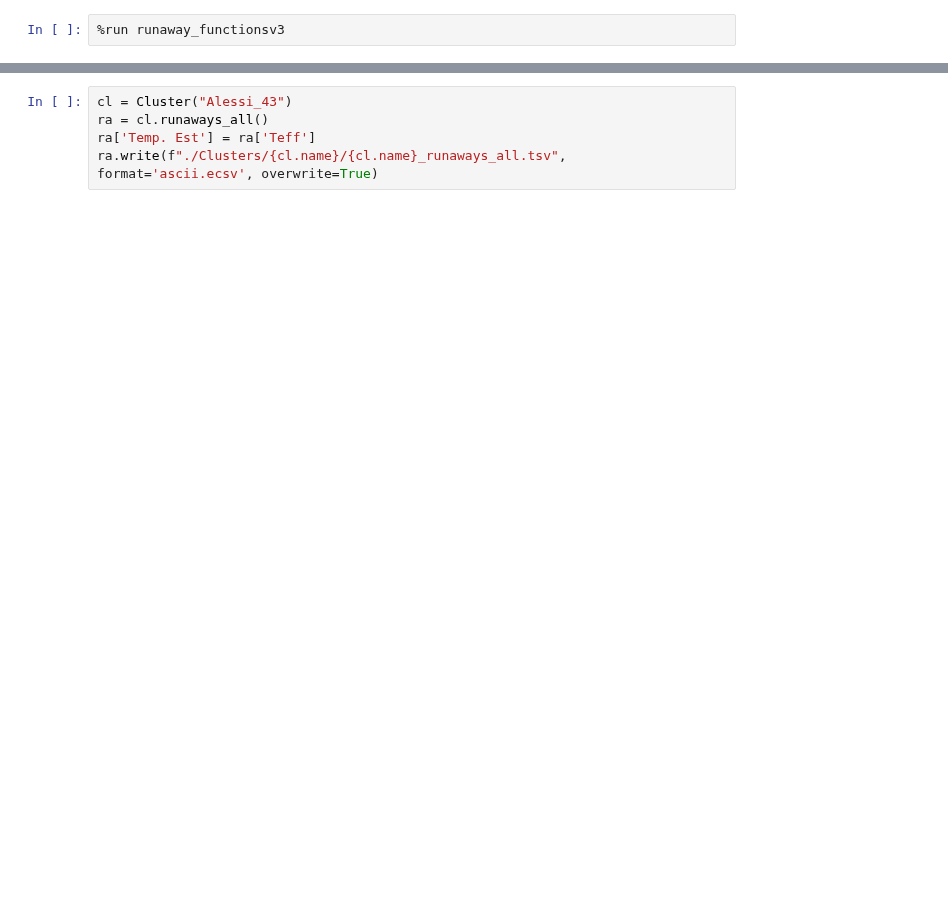
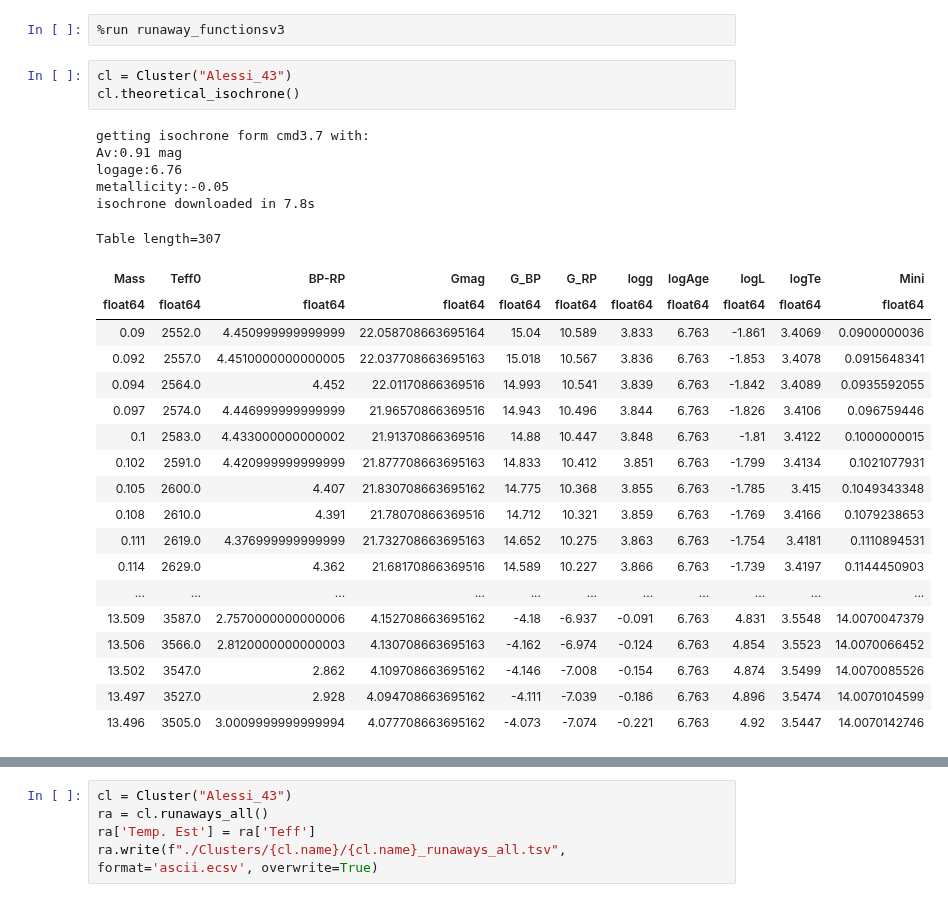
Before and after one commit to surodeep26/Runaway-Stars, a Jupyter notebook: v16.ipynb, the cells around one changed output, grey strips where cells are left out. Saved outputs shown, nothing was run; the diff lists cells and outputs as text; blank space fills up the shorter version.

```diff
--- a/v16.ipynb
+++ b/v16.ipynb
@@ -1,2 +1,30 @@
 # %%
 %run runaway_functionsv3
+# %%
+cl = Cluster("Alessi_43")
+cl.theoretical_isochrone()
+# %% [output]
+getting isochrone form cmd3.7 with:
+Av:0.91 mag
+logage:6.76
+metallicity:-0.05
+isochrone downloaded in 7.8s
+Table length=307
+| Mass | Teff0 | BP-RP | Gmag | G_BP | G_RP | logg | logAge | logL | logTe | Mini |
+| float64 | float64 | float64 | float64 | float64 | float64 | float64 | float64 | float64 | float64 | float64 |
+| 0.09 | 2552.0 | 4.450999999999999 | 22.058708663695164 | 15.04 | 10.589 | 3.833 | 6.763 | -1.861 | 3.4069 | 0.0900000036 |
+| 0.092 | 2557.0 | 4.4510000000000005 | 22.037708663695163 | 15.018 | 10.567 | 3.836 | 6.763 | -1.853 | 3.4078 | 0.0915648341 |
+| 0.094 | 2564.0 | 4.452 | 22.01170866369516 | 14.993 | 10.541 | 3.839 | 6.763 | -1.842 | 3.4089 | 0.0935592055 |
+| 0.097 | 2574.0 | 4.446999999999999 | 21.96570866369516 | 14.943 | 10.496 | 3.844 | 6.763 | -1.826 | 3.4106 | 0.096759446 |
+| 0.1 | 2583.0 | 4.433000000000002 | 21.91370866369516 | 14.88 | 10.447 | 3.848 | 6.763 | -1.81 | 3.4122 | 0.1000000015 |
+| 0.102 | 2591.0 | 4.420999999999999 | 21.877708663695163 | 14.833 | 10.412 | 3.851 | 6.763 | -1.799 | 3.4134 | 0.1021077931 |
+| 0.105 | 2600.0 | 4.407 | 21.830708663695162 | 14.775 | 10.368 | 3.855 | 6.763 | -1.785 | 3.415 | 0.1049343348 |
+| 0.108 | 2610.0 | 4.391 | 21.78070866369516 | 14.712 | 10.321 | 3.859 | 6.763 | -1.769 | 3.4166 | 0.1079238653 |
+| 0.111 | 2619.0 | 4.376999999999999 | 21.732708663695163 | 14.652 | 10.275 | 3.863 | 6.763 | -1.754 | 3.4181 | 0.1110894531 |
+| 0.114 | 2629.0 | 4.362 | 21.68170866369516 | 14.589 | 10.227 | 3.866 | 6.763 | -1.739 | 3.4197 | 0.1144450903 |
+| ... | ... | ... | ... | ... | ... | ... | ... | ... | ... | ... |
+| 13.509 | 3587.0 | 2.7570000000000006 | 4.152708663695162 | -4.18 | -6.937 | -0.091 | 6.763 | 4.831 | 3.5548 | 14.0070047379 |
+| 13.506 | 3566.0 | 2.8120000000000003 | 4.130708663695163 | -4.162 | -6.974 | -0.124 | 6.763 | 4.854 | 3.5523 | 14.0070066452 |
+| 13.502 | 3547.0 | 2.862 | 4.109708663695162 | -4.146 | -7.008 | -0.154 | 6.763 | 4.874 | 3.5499 | 14.0070085526 |
+| 13.497 | 3527.0 | 2.928 | 4.094708663695162 | -4.111 | -7.039 | -0.186 | 6.763 | 4.896 | 3.5474 | 14.0070104599 |
+| 13.496 | 3505.0 | 3.0009999999999994 | 4.077708663695162 | -4.073 | -7.074 | -0.221 | 6.763 | 4.92 | 3.5447 | 14.0070142746 |
```
Also changed, not shown: parts of 5 cells of this notebook, 3 other files.
